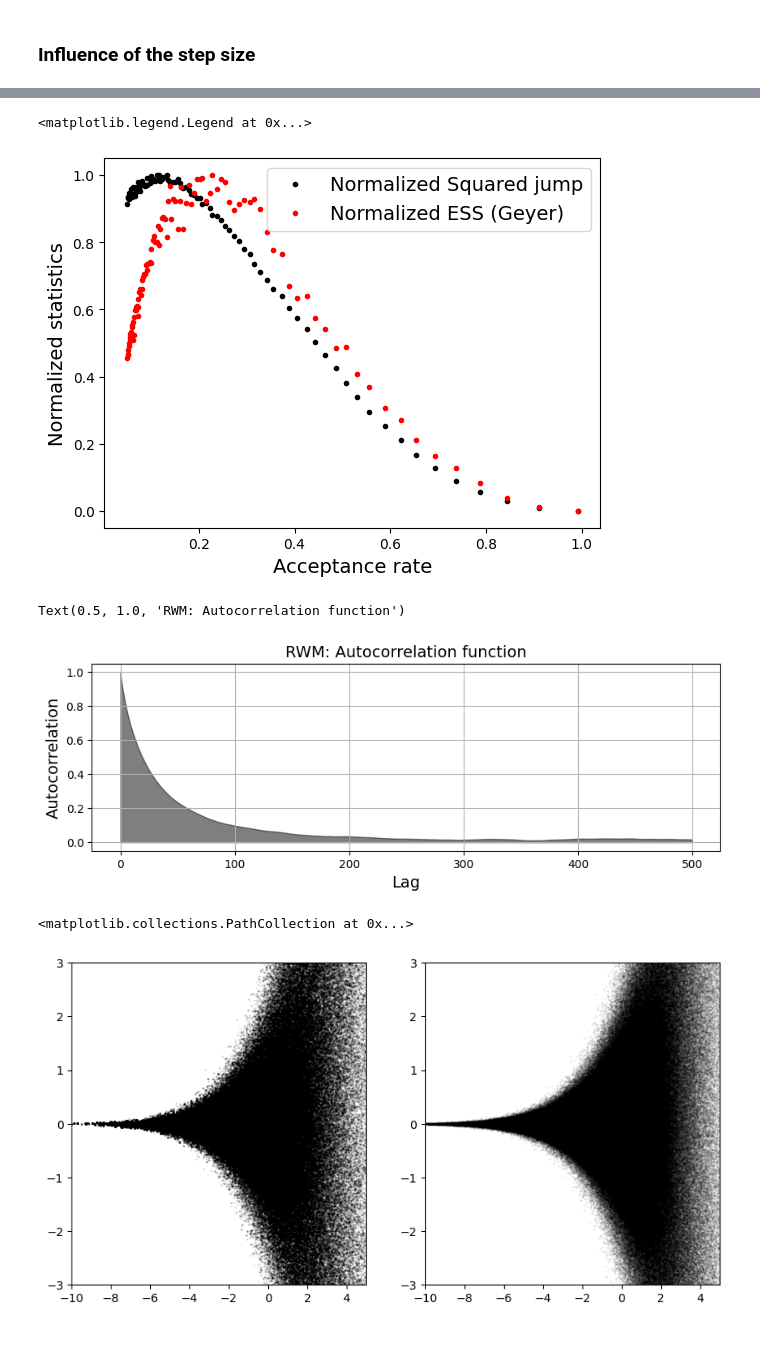
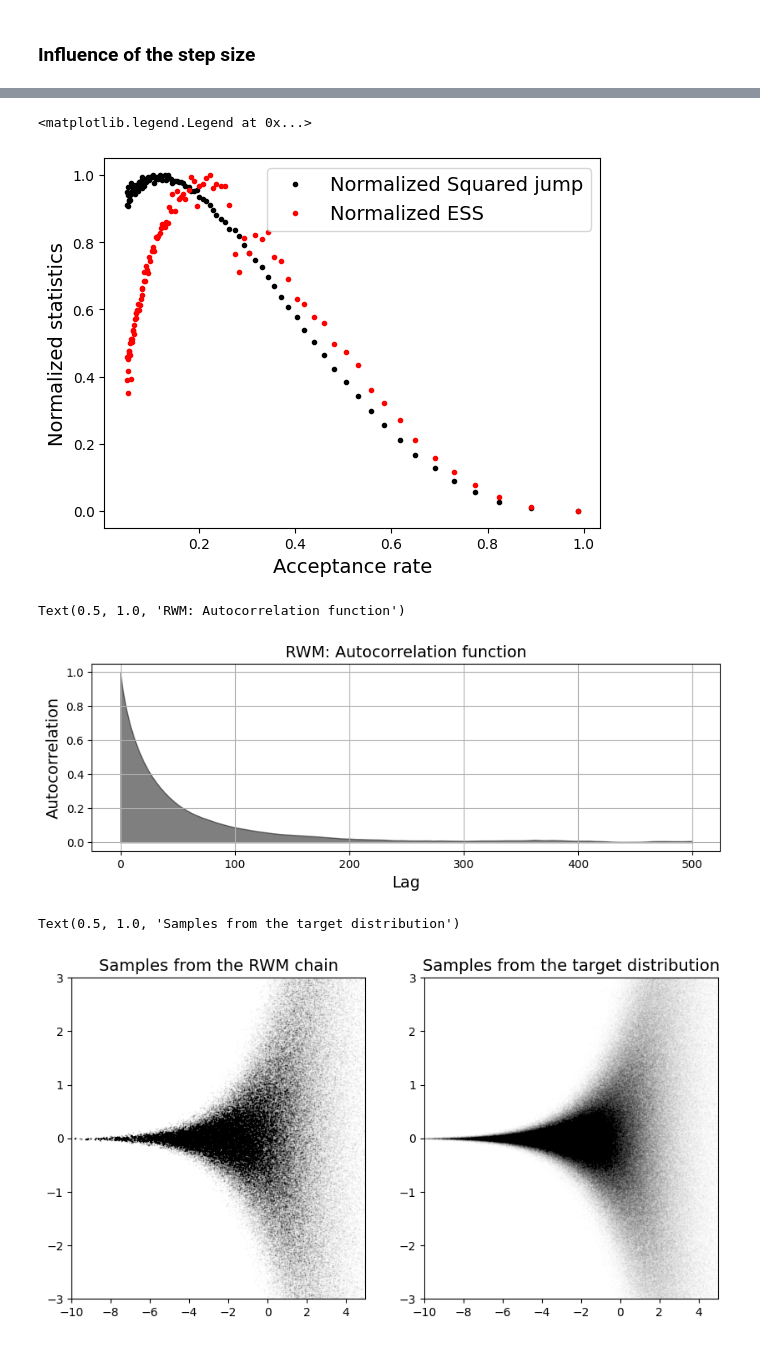
Before and after one commit to alexxthiery/mcjax, a Jupyter notebook: notebooks/mcmc/rwm_neal_funnel_2D.ipynb, the cells around one changed output, grey strips where cells are left out. Cells and saved outputs as stored; diff of their text form; code cells hidden in the pictures.

```diff
--- a/notebooks/mcmc/rwm_neal_funnel_2D.ipynb
+++ b/notebooks/mcmc/rwm_neal_funnel_2D.ipynb
@@ -97,4 +105,6 @@ step_size_arr = np.linspace(0.01, 10., 100)
 n_steps = 1_000_000
 key, key_ = jr.split(key)
 mcmc_output_batch = sample_RWM_batch(key_, x0, step_size_arr, n_steps)
+traj_batch = mcmc_output_batch.traj
+summary_batch = mcmc_output_batch.summary
 # %%
@@ -123,21 +133,21 @@ Text(0.6, 0.6, 'Optimal step size: 5.56 \n Acceptance rate: 0.12')
 # %%
 # now, let's tune by maximizing the effective sample size
-ess_geyer_list = [ESS_AR1(mcmc_output_batch["x"][k,:,0]) for k in range(len(step_size_arr))]
+ess_ar1_list = [ESS_AR1(traj_batch.x[k,:,0]) for k in range(len(step_size_arr))]
 # %%
-plt.plot(mcmc_output_batch["acceptance_rate"], ess_geyer_list, ".", color='black')
+plt.plot(summary_batch.acceptance_rate, ess_ar1_list, ".", color='black')
 plt.xlabel("Acceptance rate", fontsize=14)
 plt.ylabel("Effective sample size (Geyer)", fontsize=14)
 
 # find the optimal step size by maximizing the ESS
-index_opt = np.argmax(ess_geyer_list)
+index_opt = np.argmax(ess_ar1_list)
 optimal_step_size = step_size_arr[index_opt]
-optimal_acceptance_rate = mcmc_output_batch["acceptance_rate"][index_opt]
+optimal_acceptance_rate = summary_batch.acceptance_rate[index_opt]
 
 # draw vertical line at the optimal step size
 plt.axvline(optimal_acceptance_rate, color='red', lw=1, ls='--')
 # add an arrow pointing to the optimal step size with the value
 plt.annotate(f"Optimal step size: {optimal_step_size:.2f} \n Acceptance rate: {optimal_acceptance_rate:.2f}",
-                xy=(optimal_acceptance_rate, ess_geyer_list[index_opt]),
+                xy=(optimal_acceptance_rate, ess_ar1_list[index_opt]),
                 xytext=(0.6, 0.6),
                 textcoords='axes fraction',
                 arrowprops=dict(facecolor='red', arrowstyle="->"),
@@ -149,19 +159,19 @@ Text(0.5, 1.0, 'RWM: Acceptance rate vs. ESS (Geyer)')
 # %%
 # compare ESS vs squared jump statistics
-max_sq_jump = np.max(mcmc_output_batch["sq_jump"])
-plt.plot(mcmc_output_batch["acceptance_rate"], mcmc_output_batch["sq_jump"]/max_sq_jump, ".", color='black', label="Normalized Squared jump")
-max_ess_geyer = np.max(ess_geyer_list)
-plt.plot(mcmc_output_batch["acceptance_rate"], ess_geyer_list/max_ess_geyer, ".", color='red', label="Normalized ESS (Geyer)")
+max_sq_jump = np.max(summary_batch.sq_jump)
+plt.plot(summary_batch.acceptance_rate, summary_batch.sq_jump/max_sq_jump, ".", color='black', label="Normalized Squared jump")
+max_ess_geyer = np.max(ess_ar1_list)
+plt.plot(summary_batch.acceptance_rate, ess_ar1_list/max_ess_geyer, ".", color='red', label="Normalized ESS")
 plt.xlabel("Acceptance rate", fontsize=14)
 plt.ylabel("Normalized statistics", fontsize=14)
 plt.legend(fontsize=14)
 # %% [output]
 <matplotlib.legend.Legend at 0x...>
-[figure, old version]
+[figure, new version]
 # %%
 # plot the autocorrelation function at the optimal step size
-# trajectory = mcmc_output_batch["x"][0, :, 0]
-trajectory = mcmc_output_batch["x"][index_opt, :, 0]
+# trajectory = traj_batch.x[0, :, 0]
+trajectory = traj_batch.x[index_opt, :, 0]
 autocorr = normalized_autocorr(trajectory)
 
 # plot with fill_between
@@ -174,30 +184,34 @@ plt.grid()
 plt.title("RWM: Autocorrelation function", fontsize=14)
 # %% [output]
 Text(0.5, 1.0, 'RWM: Autocorrelation function')
-[figure, old version]
+[figure, new version]
 # %%
 # run a chain with the optimal step size
 key, key_ = jr.split(key)
 n_samples = 1_000_000
 mcmc_output_opt = sample_RWM(key_, x0, optimal_step_size, n_steps)
+traj_opt = mcmc_output_opt.traj
+summary_opt = mcmc_output_opt.summary
 # %%
 # scatter plot of the samples
 plt.figure(figsize=(10, 5))
 plt.subplot(1,2,1)
 plt.xlim(xmin, xmax)
 plt.ylim(ymin, ymax)
-plt.scatter(mcmc_output_opt["x"][:, 0], mcmc_output_opt["x"][:, 1], s=1, color='black', marker='.', alpha=0.1)
+plt.scatter(traj_opt.x[:, 0], traj_opt.x[:, 1], s=1, color='black', marker='.', alpha=0.01)
+plt.title("Samples from the RWM chain", fontsize=14)
 
 # samples from the target distribution
 key, key_ = jr.split(key)
 true_samples = dist.sample(key_, n_samples)
 plt.subplot(1,2,2)
 plt.xlim(xmin, xmax)
 plt.ylim(ymin, ymax)
-plt.scatter(true_samples[:, 0], true_samples[:, 1], s=1, color='black', marker='.', alpha=0.1)
+plt.scatter(true_samples[:, 0], true_samples[:, 1], s=1, color='black', marker='.', alpha=0.01)
+plt.title("Samples from the target distribution", fontsize=14)
 # %% [output]
-<matplotlib.collections.PathCollection at 0x...>
+Text(0.5, 1.0, 'Samples from the target distribution')
-[figure, old version]
+[figure, new version]
 # %%
 # plot x0 trajectory
 plt.figure(figsize=(10, 3))
```
Also changed, not shown: parts of 10 cells of this notebook, 11 other files.
